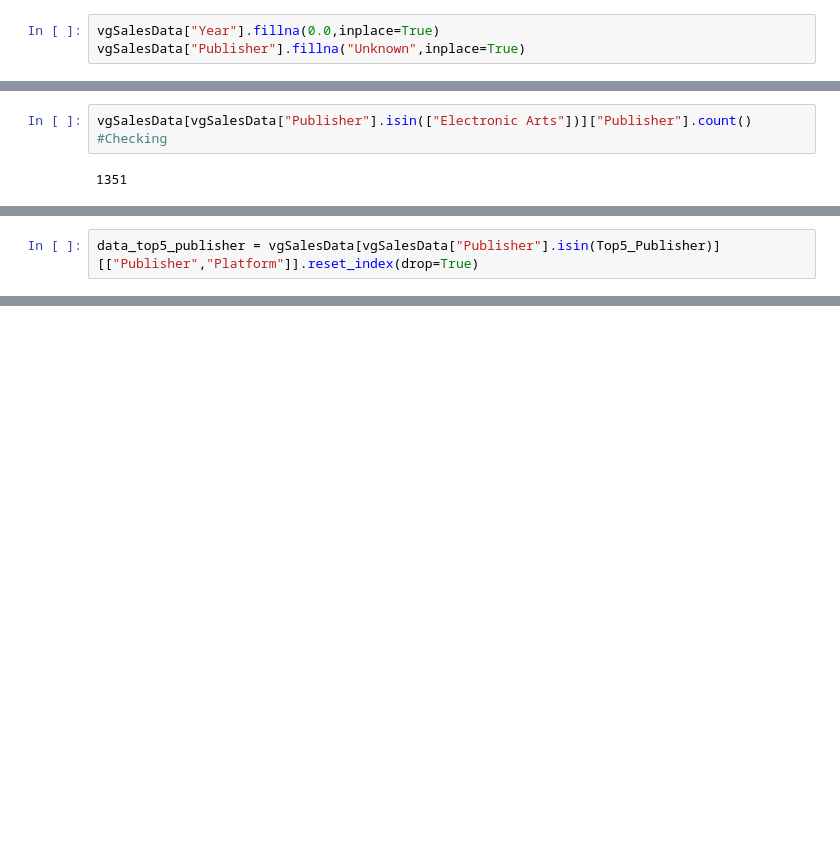
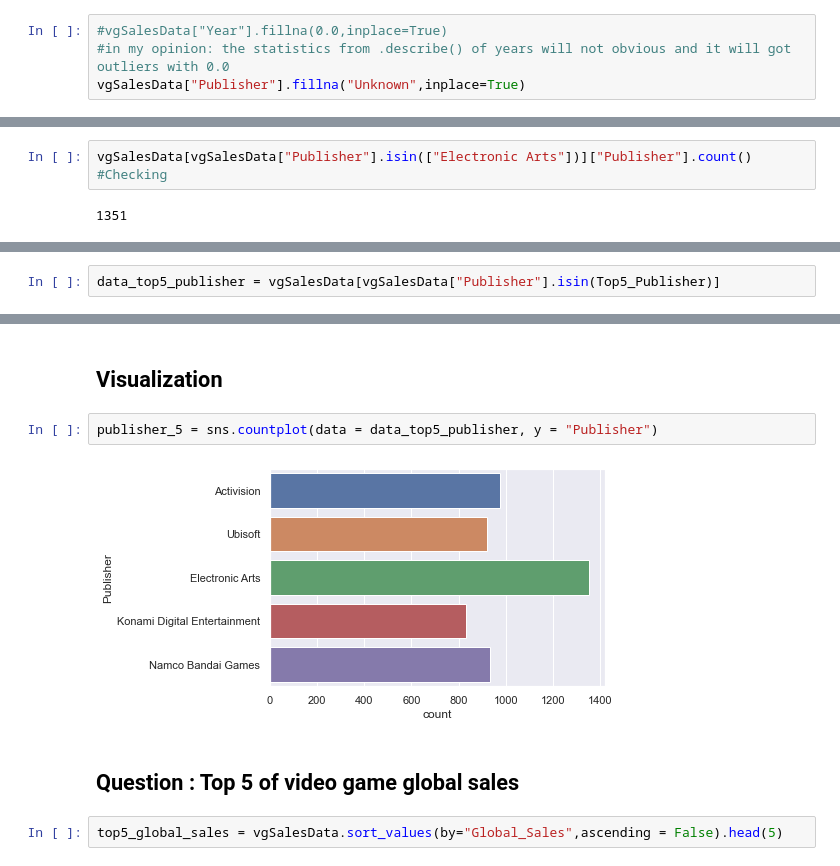
Before and after one commit to pumpumzpum/CPE352_Data_science, a Jupyter notebook: Data_science_Lab2.ipynb, the cells around one changed output, grey strips where cells are left out. Saved outputs shown, nothing was run; the diff lists cells and outputs as text; blank space fills up the shorter version.

```diff
--- a/Data_science_Lab2.ipynb
+++ b/Data_science_Lab2.ipynb
@@ -118,5 +193,6 @@ vgSalesData[vgSalesData["Year"].isna()][["Publisher","Name"]] #inspect value mis
 # %%
-vgSalesData["Year"].fillna(0.0,inplace=True)
+#vgSalesData["Year"].fillna(0.0,inplace=True)
+#in my opinion: the statistics from .describe() of years will not obvious and it will got outliers with 0.0
 vgSalesData["Publisher"].fillna("Unknown",inplace=True)
 # %%
 vgSalesData.isna().sum()
@@ -225,2 +284,2 @@ Top5_Publisher = ["Electronic Arts","Activision","Namco Bandai Games","Ubisoft",
 # %%
-data_top5_publisher = vgSalesData[vgSalesData["Publisher"].isin(Top5_Publisher)][["Publisher","Platform"]].reset_index(drop=True)
+data_top5_publisher = vgSalesData[vgSalesData["Publisher"].isin(Top5_Publisher)]
@@ -248,0 +302,10 @@ sns.countplot(data = data_top5_publisher, y = "Publisher")
+# %% [markdown]
+## Visualization
+# %%
+publisher_5 = sns.countplot(data = data_top5_publisher, y = "Publisher")
+# %% [output]
+[figure, added]
+# %% [markdown]
+## Question : Top 5 of video game global sales
+# %%
+top5_global_sales = vgSalesData.sort_values(by="Global_Sales",ascending = False).head(5)
```
Also changed, not shown: parts of 36 cells of this notebook.
